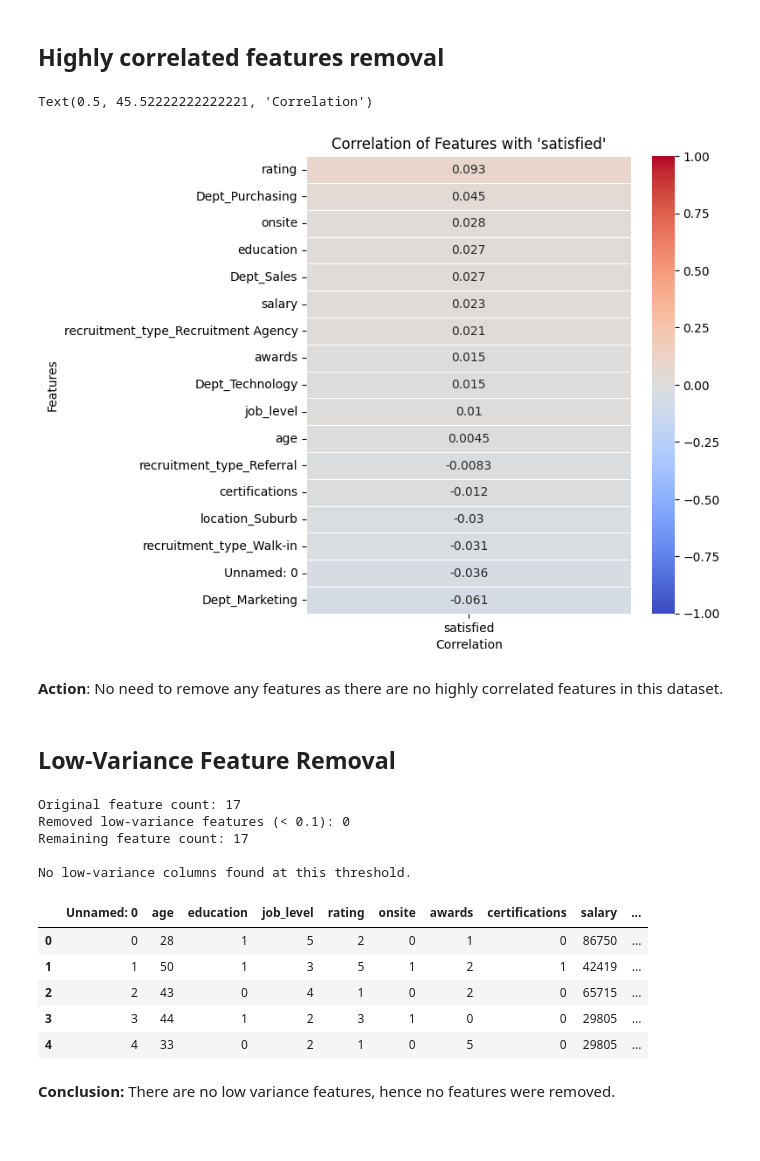
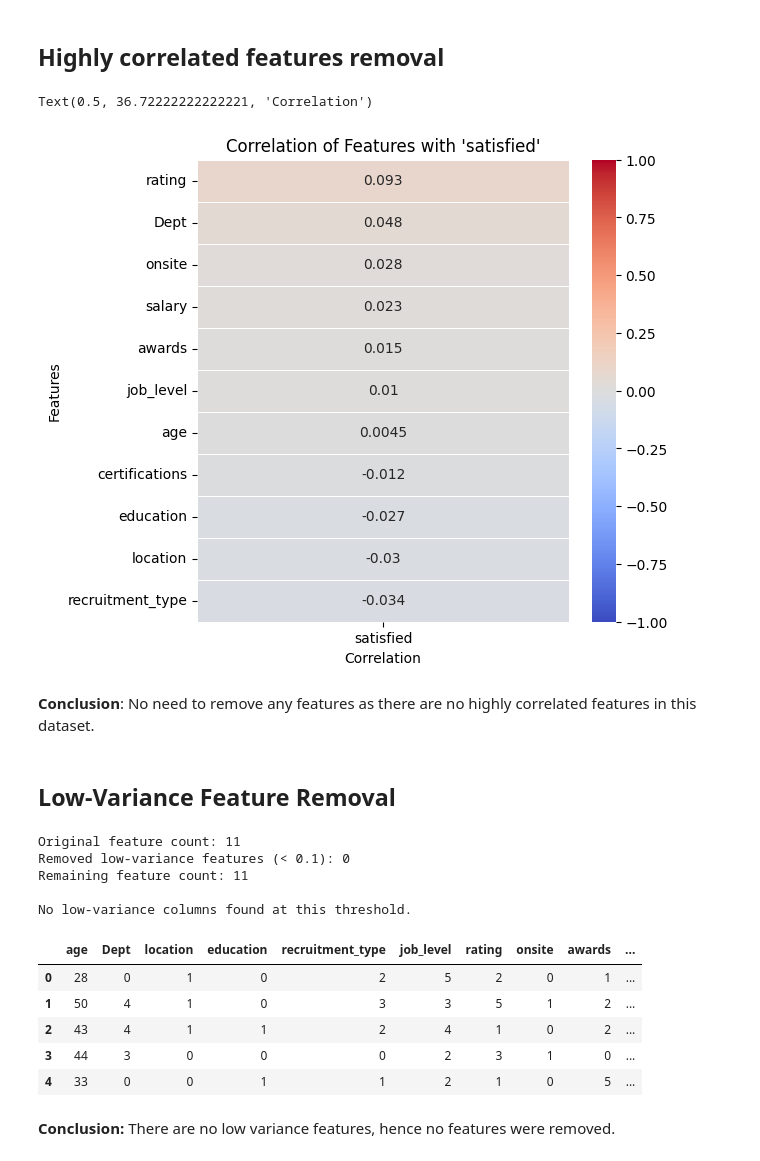
Before and after one commit to JustLazy-Forever/Predicting-Job-Satisfaction, a Jupyter notebook: Job Satisfaction_Data_Wrangling.ipynb, the cells around one changed output. Drawn from its saved outputs; the diff is of its cells as text; code cells hidden in the pictures; blank space fills up the shorter version.

```diff
--- a/Job Satisfaction_Data_Wrangling.ipynb
+++ b/Job Satisfaction_Data_Wrangling.ipynb
@@ -988,2 +961,3 @@ df_encoded.to_csv("encoded-dataset.csv")
 # %%
-df_encoded = pd.read_csv("encoded-dataset.csv")
+df_model = pd.read_csv("encoded-dataset.csv")
+df_model.head()
@@ -991,34 +972,34 @@ df_encoded = pd.read_csv("encoded-dataset.csv")
 ## **Highly correlated features removal**
 # %%
 # 1) Ensure all columns are numeric (important after one-hot encoding)
-corr = df_encoded.corr(numeric_only=True)
+corr = df_model.corr(numeric_only=True)
 
 # 2) Keep only correlation with target feature
 target_corr = corr[['satisfied']].drop(index='satisfied')
 
 # 3) Optional: sort to make it easier to read
 target_corr = target_corr.sort_values(by='satisfied', ascending=False)
 
 # 4) Plot
 plt.figure(figsize=(6, max(6, len(target_corr) * 0.4)))
 sns.heatmap(
     target_corr,
     annot=True,
     cmap='coolwarm',
     center=0,
     vmin=-1, vmax=1,
     linewidths=0.5
 )
 plt.title("Correlation of Features with 'satisfied'")
 plt.ylabel("Features")
 plt.xlabel("Correlation")
 # plt.tight_layout()
 # plt.show()
 # %% [output]
-Text(0.5, 45.52222222222221, 'Correlation')
+Text(0.5, 36.72222222222221, 'Correlation')
-[figure, old version]
+[figure, new version]
 # %% [markdown]
-**Action**:
+**Conclusion**:
 No need to remove any features as there are no highly correlated features in this dataset.
 # %% [markdown]
 ## **Low-Variance Feature Removal**
@@ -1027,12 +1008,12 @@ No need to remove any features as there are no highly correlated features in thi
 import pandas as pd
 
 # Choose a numeric feature set
-if 'df_encoded' in globals():
-    X = df_encoded.copy()
+if 'df_model' in globals():
+    X = df_model.copy()
 elif 'df' in globals():
     X = df.select_dtypes(include='number').copy()
 else:
-    raise NameError("No dataframe found. Expected 'df_encoded' or 'df' in memory.")
+    raise NameError("No dataframe found. Expected 'df_model' or 'df' in memory.")
 
 
 X = X.drop(columns=['satisfied'])
@@ -1056,17 +1037,17 @@ else:
 # Preview filtered data
 X_filtered.head()
 # %% [output]
-Original feature count: 17
+Original feature count: 11
 Removed low-variance features (< 0.1): 0
-Remaining feature count: 17
+Remaining feature count: 11
 
 No low-variance columns found at this threshold.
-|  | Unnamed: 0 | age | education | job_level | rating | onsite | awards | certifications | salary | ... |
-| 0 | 0 | 28 | 1 | 5 | 2 | 0 | 1 | 0 | 86750 | ... |
-| 1 | 1 | 50 | 1 | 3 | 5 | 1 | 2 | 1 | 42419 | ... |
-| 2 | 2 | 43 | 0 | 4 | 1 | 0 | 2 | 0 | 65715 | ... |
-| 3 | 3 | 44 | 1 | 2 | 3 | 1 | 0 | 0 | 29805 | ... |
-| 4 | 4 | 33 | 0 | 2 | 1 | 0 | 5 | 0 | 29805 | ... |
+|  | age | Dept | location | education | recruitment_type | job_level | rating | onsite | awards | ... |
+| 0 | 28 | 0 | 1 | 0 | 2 | 5 | 2 | 0 | 1 | ... |
+| 1 | 50 | 4 | 1 | 0 | 3 | 3 | 5 | 1 | 2 | ... |
+| 2 | 43 | 4 | 1 | 1 | 2 | 4 | 1 | 0 | 2 | ... |
+| 3 | 44 | 3 | 0 | 0 | 0 | 2 | 3 | 1 | 0 | ... |
+| 4 | 33 | 0 | 0 | 1 | 1 | 2 | 1 | 0 | 5 | ... |
 # %% [markdown]
 **Conclusion:** There are no low variance features, hence no features were removed.
 # %% [markdown]
```
Also changed, not shown: parts of 76 cells of this notebook, 3 other files.
